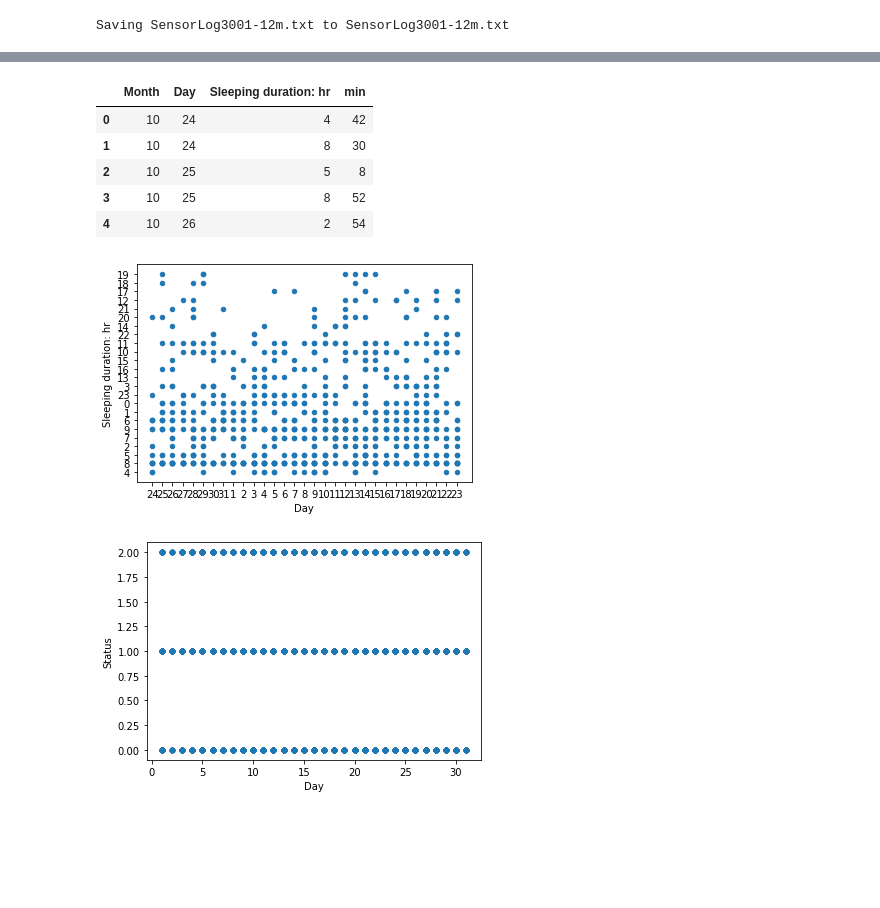
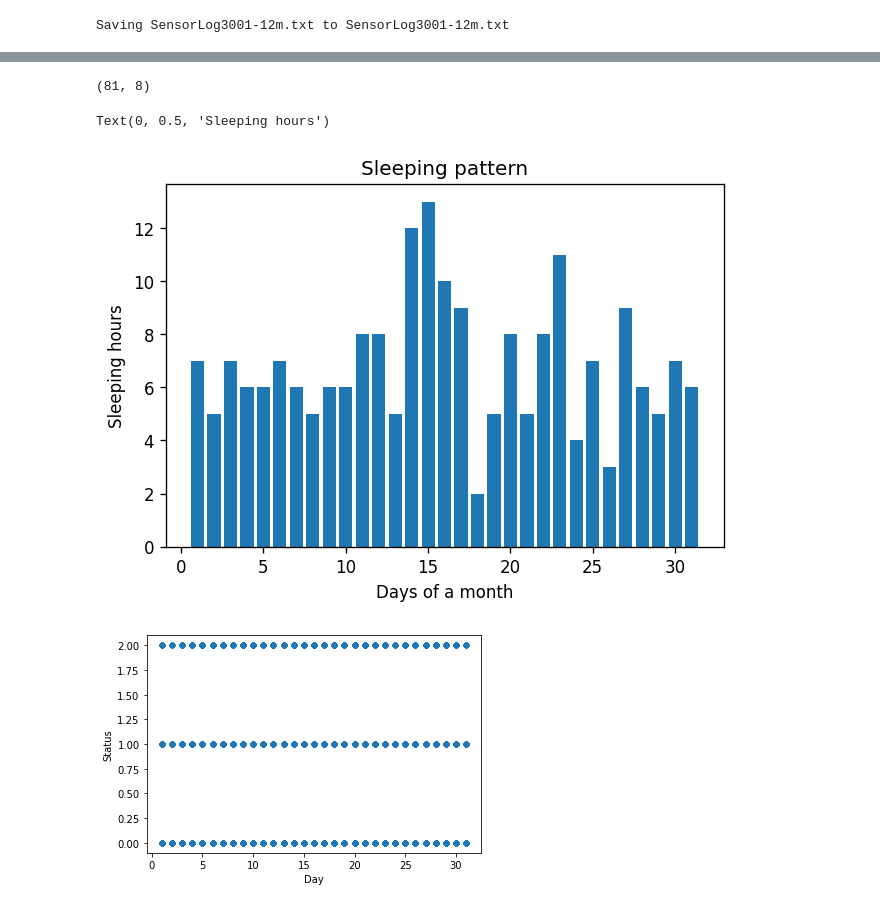
Before and after one commit to aorbani/SmartCity_DS, a Jupyter notebook: Smart_2.ipynb, the cells around one changed output, grey strips where cells are left out. Cells and saved outputs as stored; diff of their text form; code cells hidden in the pictures; blank space fills up the shorter version.

```diff
--- a/Smart_2.ipynb
+++ b/Smart_2.ipynb
@@ -98,15 +127,18 @@ See the caveats in the documentation: https://pandas.pydata.org/pandas-docs/stab
-# %%
-ax1 = DurationSlept.plot.scatter(y='Sleeping duration: hr',
-                      x='Day')
-DurationSlept.head()
-# %% [output]
-|  | Month | Day | Sleeping duration: hr | min |
-| 0 | 10 | 24 | 4 | 42 |
-| 1 | 10 | 24 | 8 | 30 |
-| 2 | 10 | 25 | 5 | 8 |
-| 3 | 10 | 25 | 8 | 52 |
-| 4 | 10 | 26 | 2 | 54 |
-[figure, removed]
+# %%
+DurationSlept = DurationSlept.astype(int)
+DurationSlept = DurationSlept.sort_values('Month')
+OneMonthSleepingPattern = DurationSlept[(DurationSlept['Month']==3)]
+print(OneMonthSleepingPattern.shape)
+OneMonthSleepingPattern = OneMonthSleepingPattern.sort_values('Day')
+fig, ax = plt.subplots(dpi=120)
+ax.bar(OneMonthSleepingPattern['Day'],OneMonthSleepingPattern['Sleeping duration: hr'])
+ax.set_title("Sleeping pattern")
+ax.set_xlabel("Days of a month")
+ax.set_ylabel("Sleeping hours")
+# %% [output]
+(81, 8)
+Text(0, 0.5, 'Sleeping hours')
+[figure, added]
 # %%
 ax1 = bed_data.plot.scatter(x='Day',y='Status',alpha=0.5)
 # %% [output]
```
Also changed, not shown: parts of 15 cells of this notebook.
